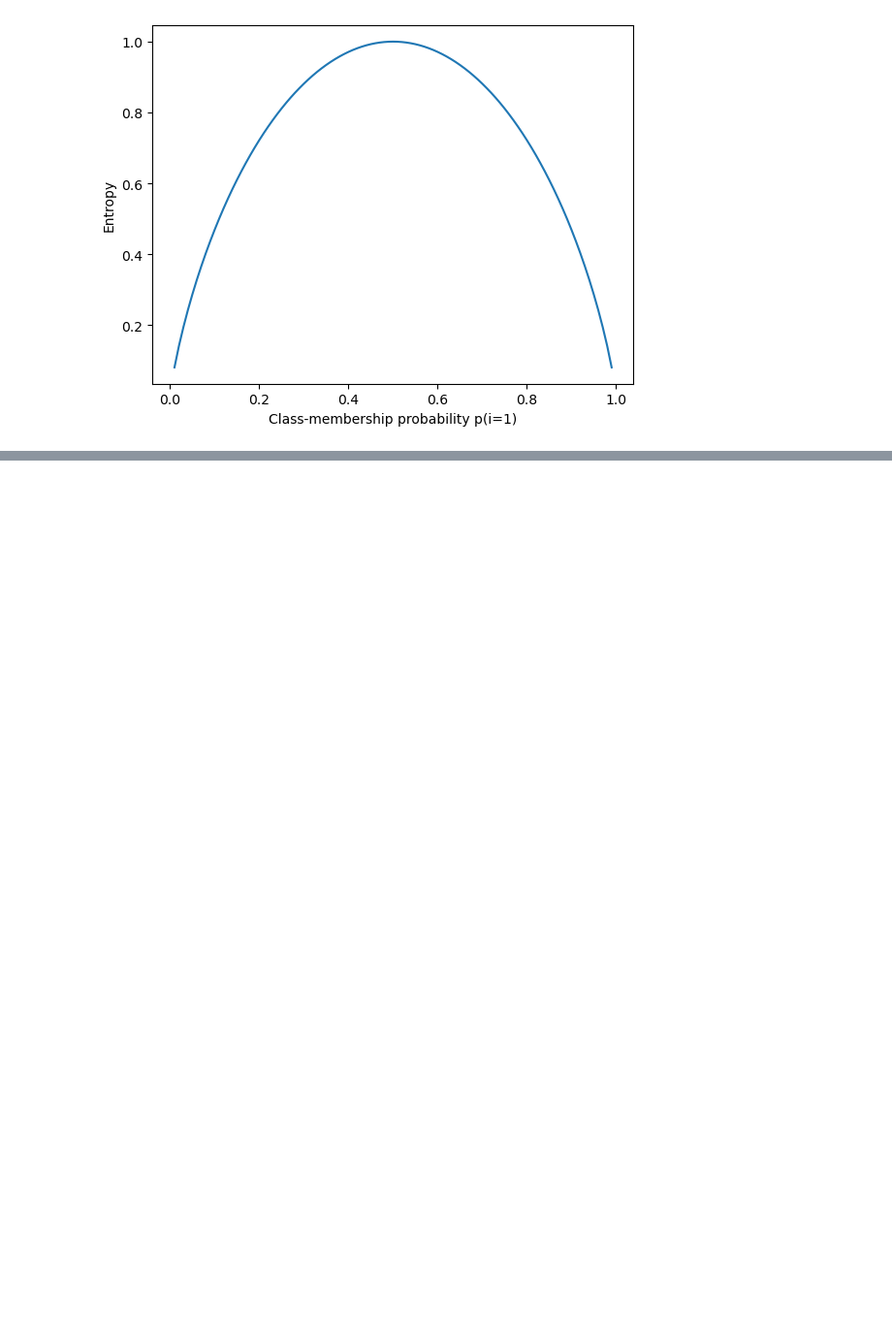
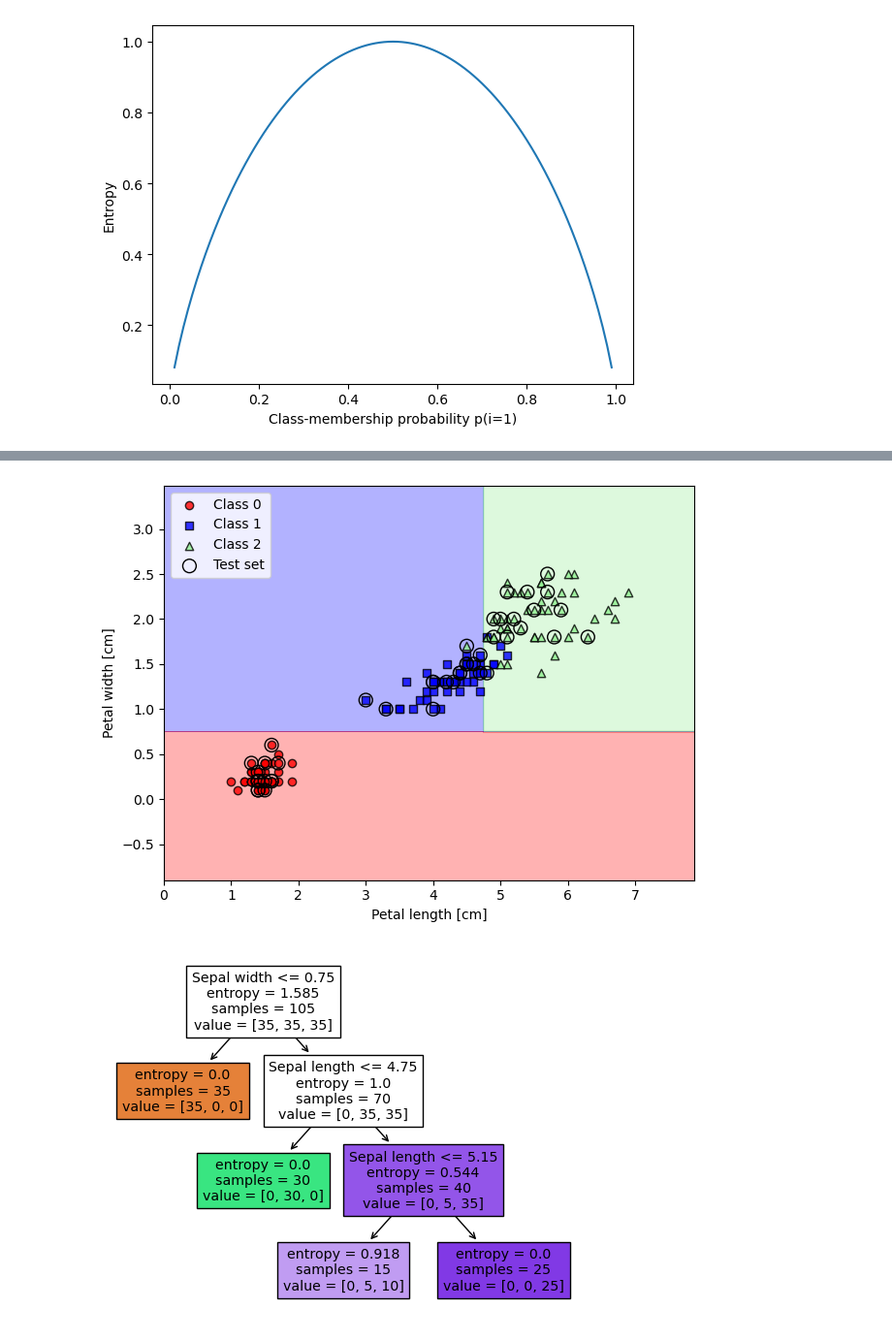
Before and after one commit to Jonathan-Flint/ML-PyTorch-SciKitLearn, a Jupyter notebook: Chapter 3/Chapter 3.ipynb, the cells around one changed output, grey strips where cells are left out. Shown at 97% size. Cells and saved outputs as stored; diff of their text form; code cells hidden in the pictures; blank space fills up the shorter version.

```diff
--- a/Chapter 3/Chapter 3.ipynb
+++ b/Chapter 3/Chapter 3.ipynb
@@ -675,0 +758,22 @@ plt.show()
+# %%
+from sklearn.tree import DecisionTreeClassifier
+tree_model = DecisionTreeClassifier(criterion='entropy', max_depth=3, random_state=1)
+tree_model.fit(X_train, y_train)
+X_combined = np.vstack((X_train, X_test))
+y_combined = np.hstack((y_train, y_test))
+plot_decision_regions(X_combined,
+y_combined,
+classifier=tree_model,
+test_idx=range(105, 150))
+plt.xlabel('Petal length [cm]')
+plt.ylabel('Petal width [cm]')
+plt.legend(loc='upper left')
+plt.tight_layout()
+plt.show()
+
+feature_names = ['Sepal length', 'Sepal width', 'Petal length', 'Petal width']
+tree.plot_tree(tree_model, feature_names=feature_names, filled=True)
+plt.show()
+# %% [output]
+[figure, added]
+[figure, added]
```
Also changed, not shown: parts of 10 cells of this notebook.
